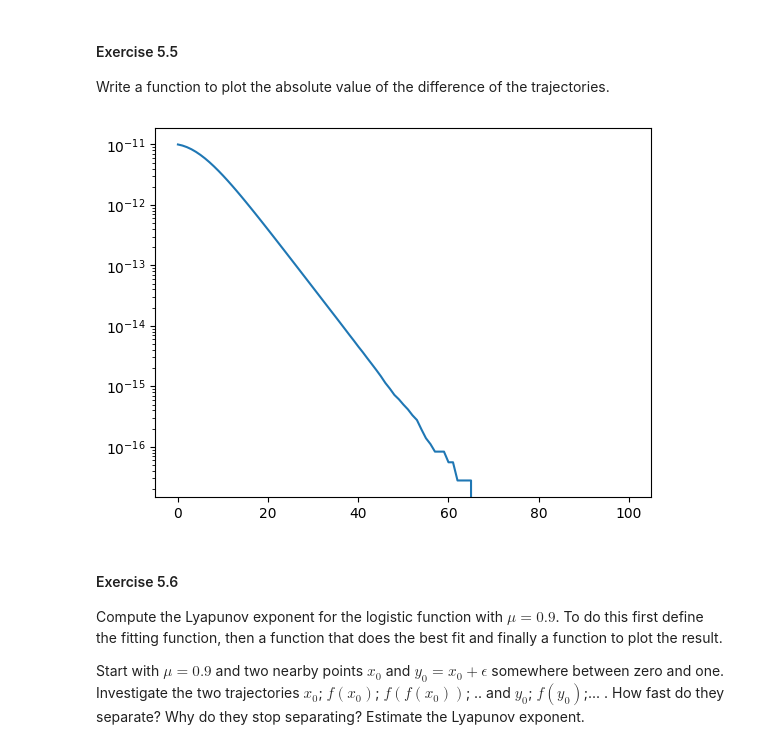
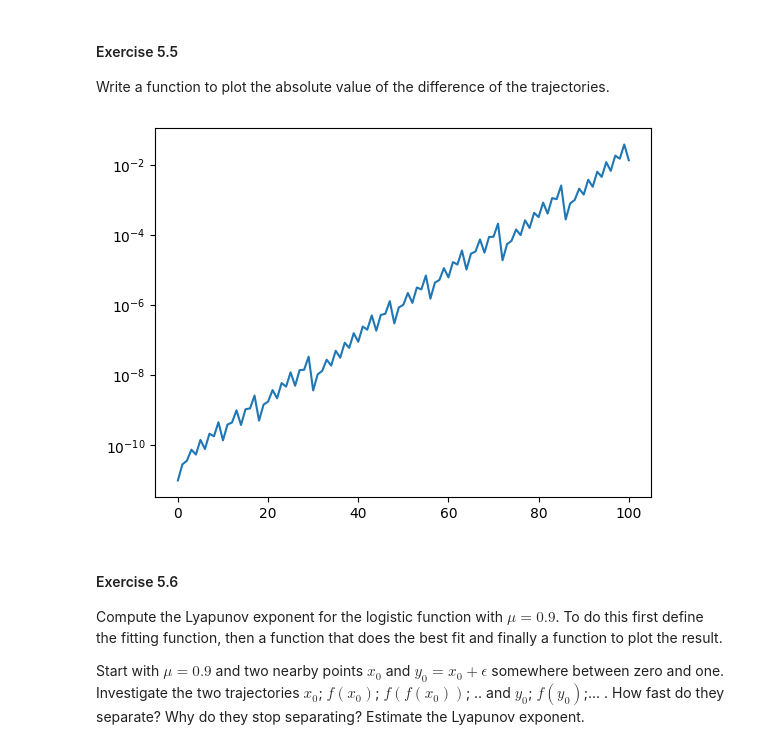
Before and after one commit to stalidzane/complex-systems, a Jupyter notebook: lab5/5-Chaos.ipynb, the cells around one changed output. Drawn from its saved outputs; the diff is of its cells as text; code cells hidden in the pictures.

```diff
--- a/lab5/5-Chaos.ipynb
+++ b/lab5/5-Chaos.ipynb
@@ -166,10 +165,10 @@ def PlotTrajectoryDifference(g, x1, x2, N, mu):
     pylab.show()
     return
 # %%
-diff = PlotTrajectoryDifference(f, 0.1, 0.10000000001, 100, 0.3)
+diff = PlotTrajectoryDifference(f, 0.1, 0.10000000001, 100, 0.9)
 diff
 # %% [output]
-[figure, old version]
+[figure, new version]
 # %% [markdown]
 #### Exercise 5.6
 Compute the Lyapunov exponent for the logistic function with $\mu=0.9$. To do this first define the fitting function, then a function that does the best fit and finally a function to plot the result.
```
Also changed, not shown: parts of 16 cells of this notebook.
